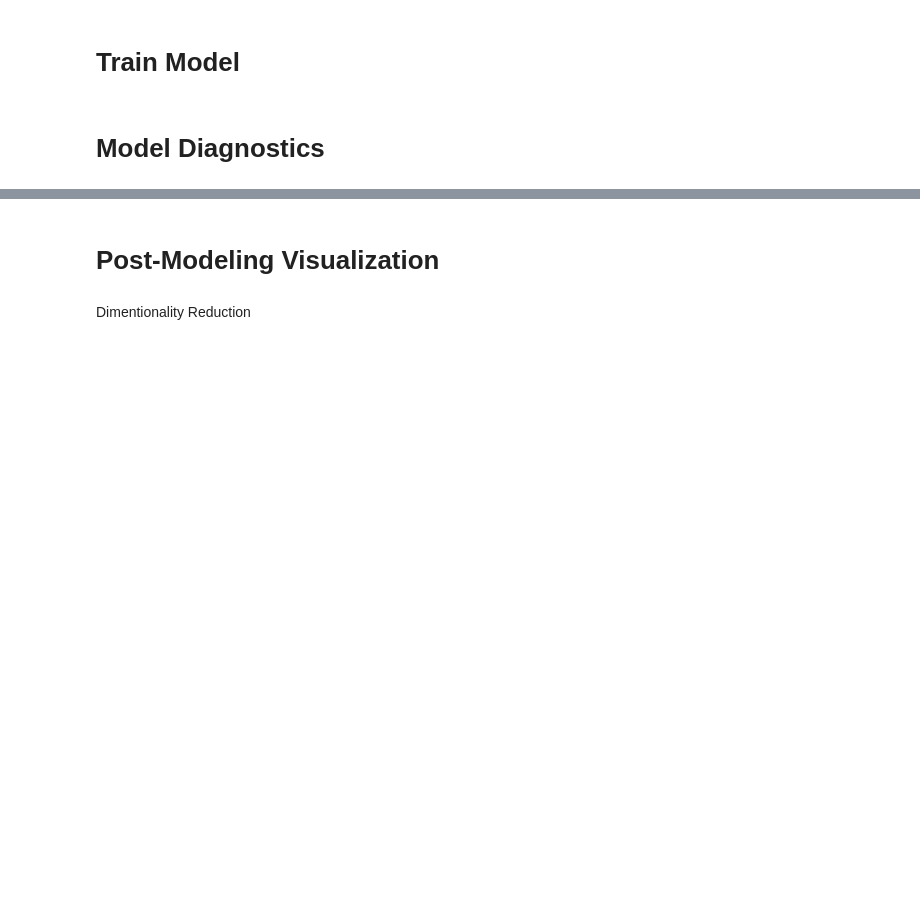
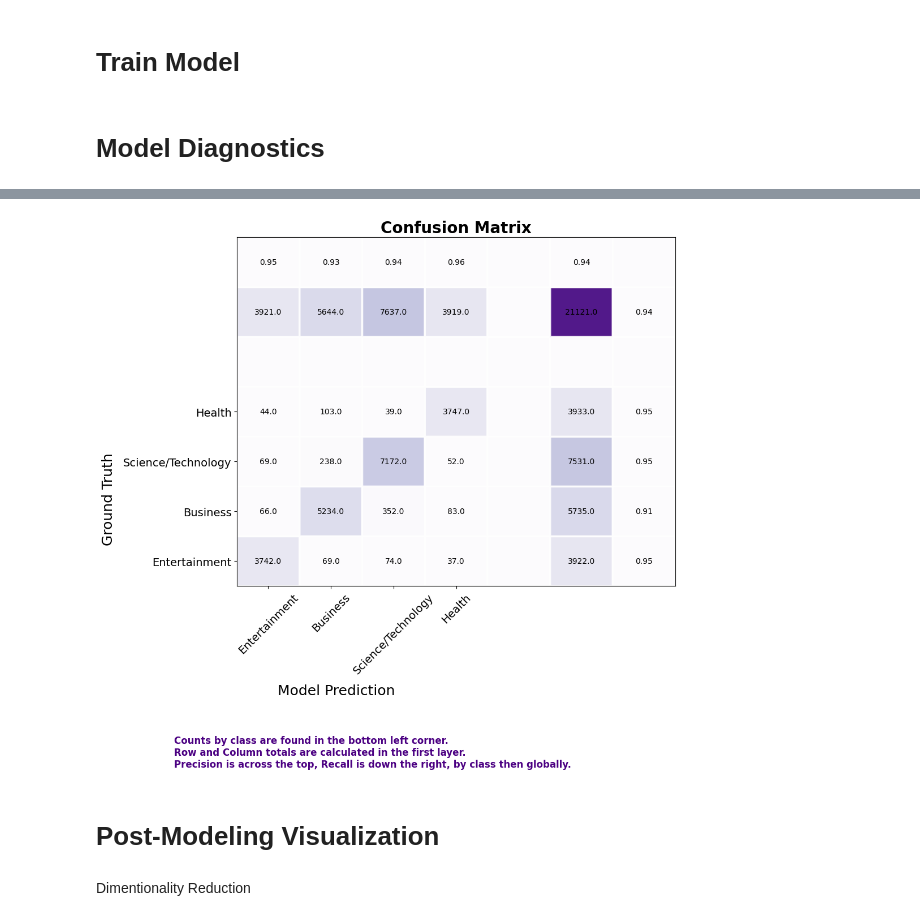
Before and after one commit to tzimmer3/macop_training_2025, a Jupyter notebook: Classification Tutorial/1. News Title Classifier (BERT).ipynb, the cells around one changed output, grey strips where cells are left out. Cells and saved outputs as stored; diff of their text form; code cells hidden in the pictures; blank space fills up the shorter version.

```diff
--- a/Classification Tutorial/1. News Title Classifier (BERT).ipynb
+++ b/Classification Tutorial/1. News Title Classifier (BERT).ipynb
@@ -161,3 +169,10 @@ Test Dataset
+# %%
+# Prepare data for heatmap
+matrix_with_totals, labels = cleanup_data_for_heatmap(results, 'Target', 'Prediction')
+# Plot the confusion matrix
+create_heatmap(matrix_with_totals, labels=labels)
+# %% [output]
+[figure, added]
 # %% [markdown]
 # Post-Modeling Visualization
 # %% [markdown]
```
Also changed, not shown: parts of 8 cells of this notebook, 4 other files.
